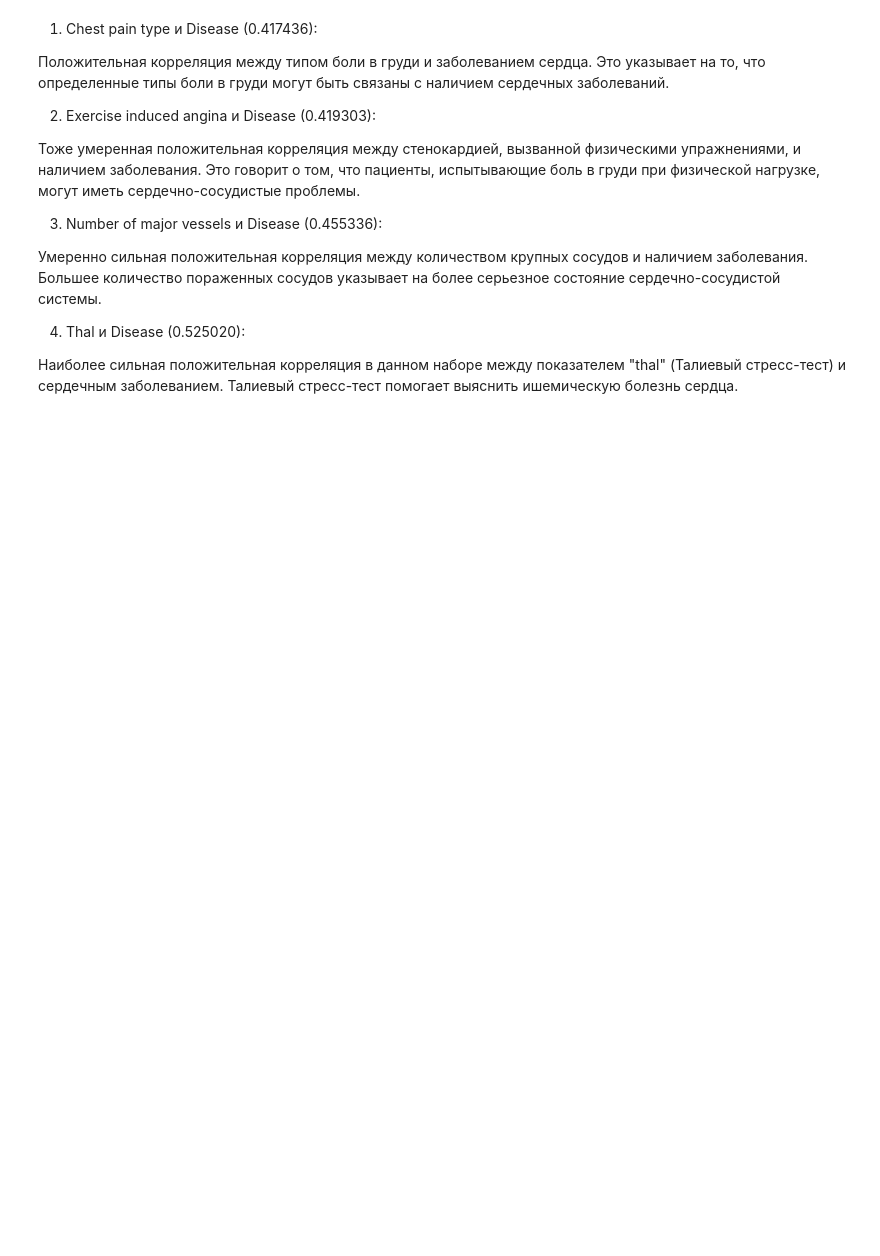
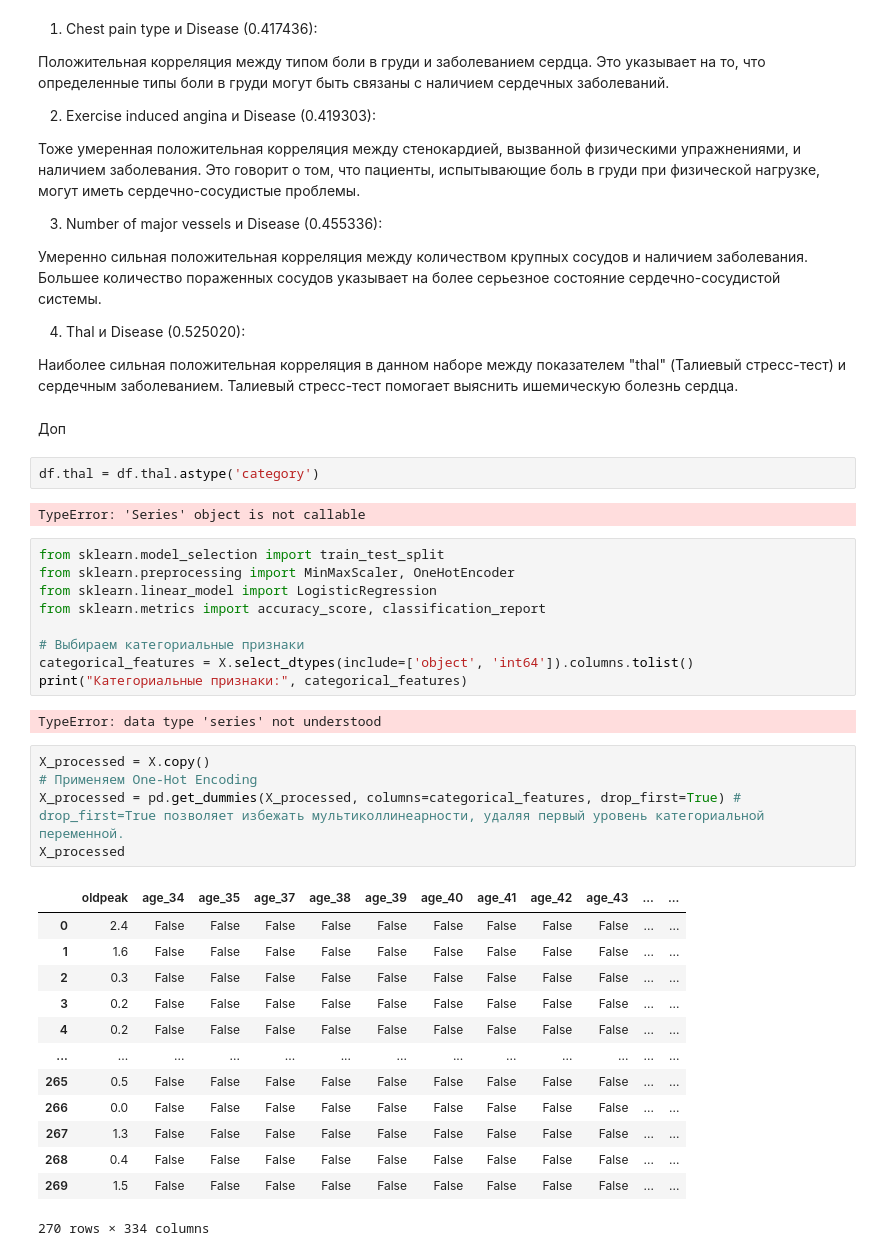
Before and after one commit to Kurennu/ML, a Jupyter notebook: task_2.ipynb, the cells around one changed output. Cells and saved outputs as stored; diff of their text form; blank space fills up the shorter version.

```diff
--- a/task_2.ipynb
+++ b/task_2.ipynb
@@ -416,3 +415,39 @@ df[df.select_dtypes(include=[np.number]).columns].corr()
 4. Thal и Disease (0.525020):
 
 Наиболее сильная положительная корреляция в данном наборе между показателем "thal" (Талиевый стресс-тест) и сердечным заболеванием. Талиевый стресс-тест помогает выяснить ишемическую болезнь сердца.
+# %% [markdown]
+Доп
+# %%
+df.thal = df.thal.astype('category')
+# %% [output]
+TypeError: 'Series' object is not callable
+# %%
+from sklearn.model_selection import train_test_split
+from sklearn.preprocessing import MinMaxScaler, OneHotEncoder
+from sklearn.linear_model import LogisticRegression
+from sklearn.metrics import accuracy_score, classification_report
+
+# Выбираем категориальные признаки
+categorical_features = X.select_dtypes(include=['object', 'int64']).columns.tolist()
+print("Категориальные признаки:", categorical_features)
+# %% [output]
+TypeError: data type 'series' not understood
+# %%
+X_processed = X.copy()
+# Применяем One-Hot Encoding
+X_processed = pd.get_dummies(X_processed, columns=categorical_features, drop_first=True) # drop_first=True позволяет избежать мультиколлинеарности, удаляя первый уровень категориальной переменной.
+X_processed
+# %% [output]
+|  | oldpeak | age_34 | age_35 | age_37 | age_38 | age_39 | age_40 | age_41 | age_42 | age_43 | ... | ... |
+| 0 | 2.4 | False | False | False | False | False | False | False | False | False | ... | ... |
+| 1 | 1.6 | False | False | False | False | False | False | False | False | False | ... | ... |
+| 2 | 0.3 | False | False | False | False | False | False | False | False | False | ... | ... |
+| 3 | 0.2 | False | False | False | False | False | False | False | False | False | ... | ... |
+| 4 | 0.2 | False | False | False | False | False | False | False | False | False | ... | ... |
+| ... | ... | ... | ... | ... | ... | ... | ... | ... | ... | ... | ... | ... |
+| 265 | 0.5 | False | False | False | False | False | False | False | False | False | ... | ... |
+| 266 | 0.0 | False | False | False | False | False | False | False | False | False | ... | ... |
+| 267 | 1.3 | False | False | False | False | False | False | False | False | False | ... | ... |
+| 268 | 0.4 | False | False | False | False | False | False | False | False | False | ... | ... |
+| 269 | 1.5 | False | False | False | False | False | False | False | False | False | ... | ... |
+270 rows × 334 columns
```
Also changed, not shown: parts of 3 cells of this notebook, 1 other file.
